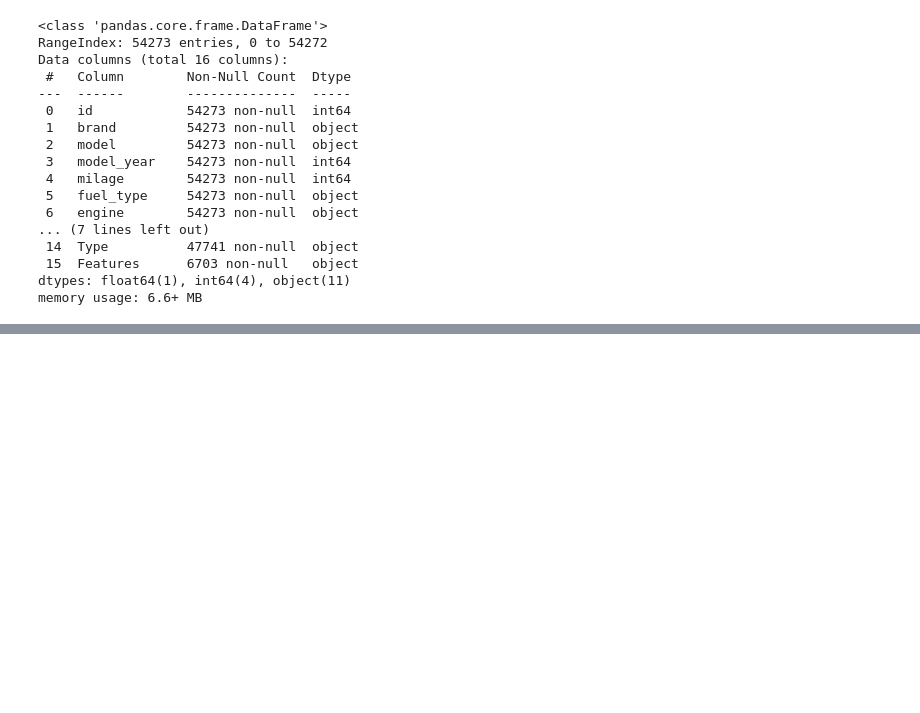
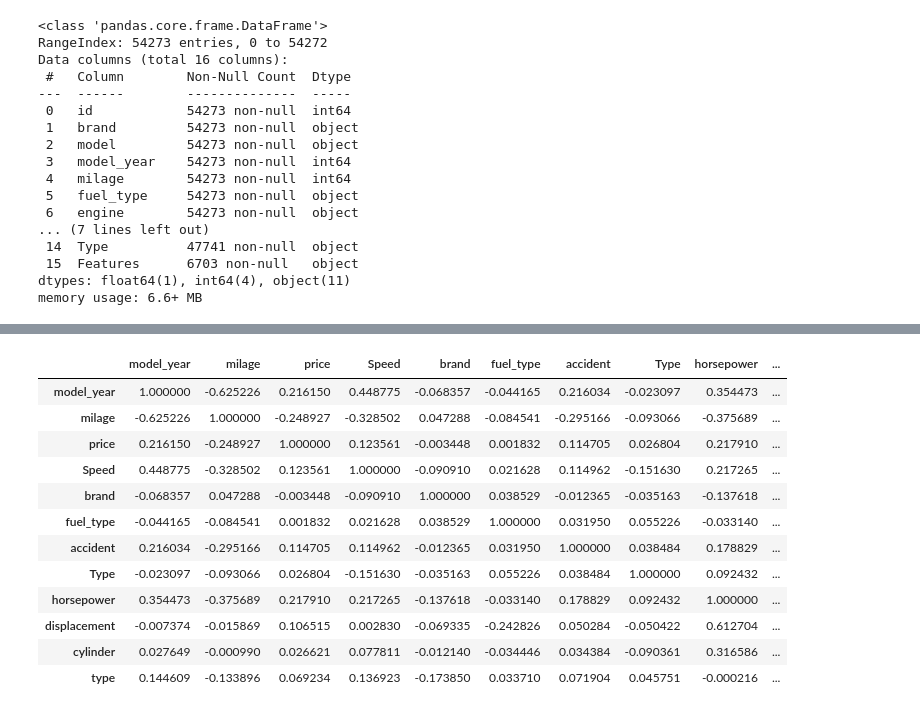
Before and after one commit to avd1729/Used-Car-Price-Prediction, a Jupyter notebook: Notebooks/ext.ipynb, the cells around one changed output, grey strips where cells are left out. Drawn from its saved outputs; the diff is of its cells as text; code cells hidden in the pictures; blank space fills up the shorter version.

```diff
--- a/Notebooks/ext.ipynb
+++ b/Notebooks/ext.ipynb
@@ -284,6 +284,22 @@ def preprocess_data(df):
 # Replace 'df' with the name of your DataFrame
 train_processed = preprocess_data(train)
 test_processed = preprocess_data(test)
+# %%
+train_processed.corr()
+# %% [output]
+|  | model_year | milage | price | Speed | brand | fuel_type | accident | Type | horsepower | ... |
+| model_year | 1.000000 | -0.625226 | 0.216150 | 0.448775 | -0.068357 | -0.044165 | 0.216034 | -0.023097 | 0.354473 | ... |
+| milage | -0.625226 | 1.000000 | -0.248927 | -0.328502 | 0.047288 | -0.084541 | -0.295166 | -0.093066 | -0.375689 | ... |
+| price | 0.216150 | -0.248927 | 1.000000 | 0.123561 | -0.003448 | 0.001832 | 0.114705 | 0.026804 | 0.217910 | ... |
+| Speed | 0.448775 | -0.328502 | 0.123561 | 1.000000 | -0.090910 | 0.021628 | 0.114962 | -0.151630 | 0.217265 | ... |
+| brand | -0.068357 | 0.047288 | -0.003448 | -0.090910 | 1.000000 | 0.038529 | -0.012365 | -0.035163 | -0.137618 | ... |
+| fuel_type | -0.044165 | -0.084541 | 0.001832 | 0.021628 | 0.038529 | 1.000000 | 0.031950 | 0.055226 | -0.033140 | ... |
+| accident | 0.216034 | -0.295166 | 0.114705 | 0.114962 | -0.012365 | 0.031950 | 1.000000 | 0.038484 | 0.178829 | ... |
+| Type | -0.023097 | -0.093066 | 0.026804 | -0.151630 | -0.035163 | 0.055226 | 0.038484 | 1.000000 | 0.092432 | ... |
+| horsepower | 0.354473 | -0.375689 | 0.217910 | 0.217265 | -0.137618 | -0.033140 | 0.178829 | 0.092432 | 1.000000 | ... |
+| displacement | -0.007374 | -0.015869 | 0.106515 | 0.002830 | -0.069335 | -0.242826 | 0.050284 | -0.050422 | 0.612704 | ... |
+| cylinder | 0.027649 | -0.000990 | 0.026621 | 0.077811 | -0.012140 | -0.034446 | 0.034384 | -0.090361 | 0.316586 | ... |
+| type | 0.144609 | -0.133896 | 0.069234 | 0.136923 | -0.173850 | 0.033710 | 0.071904 | 0.045751 | -0.000216 | ... |
 # %%
 train_processed.head()
 # %% [output]
```
Also changed, not shown: parts of 19 cells of this notebook, 1 other file.
